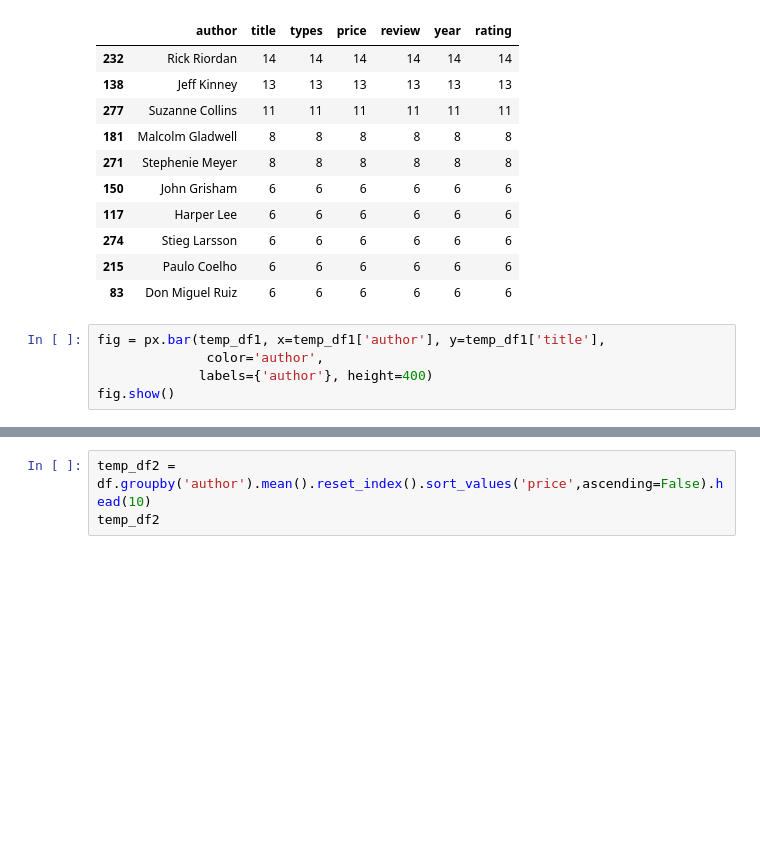
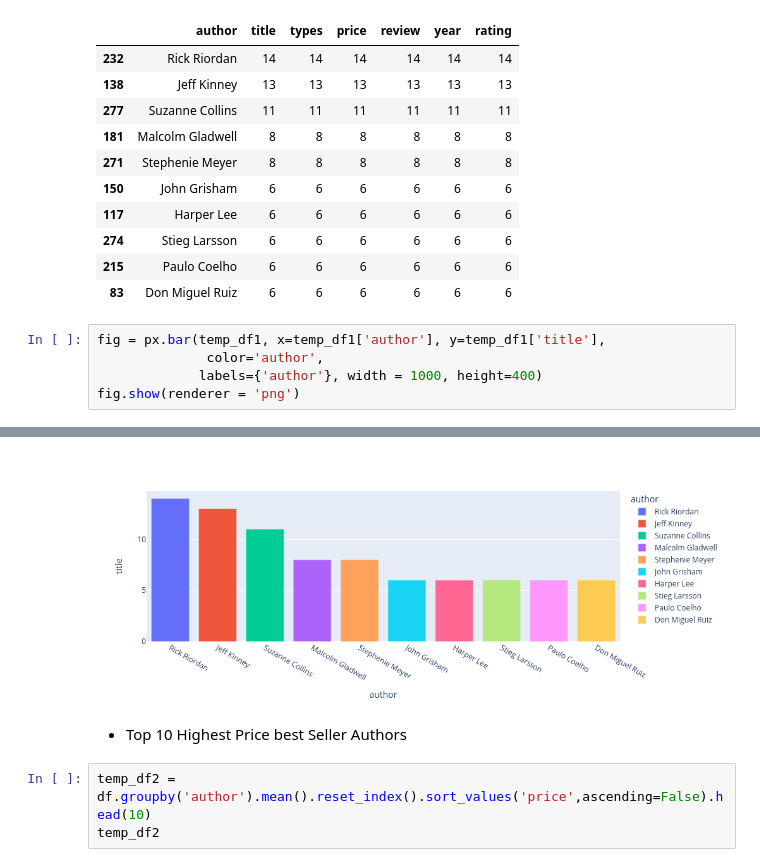
Before and after one commit to Michael-yousuf123/amazon-sales-analysis, a Jupyter notebook: notebook/amazon-notebook.ipynb, the cells around one changed output, grey strips where cells are left out. Drawn from its saved outputs; the diff is of its cells as text; blank space fills up the shorter version.

```diff
--- a/notebook/amazon-notebook.ipynb
+++ b/notebook/amazon-notebook.ipynb
@@ -169,6 +176,6 @@ temp_df1
 # %%
 fig = px.bar(temp_df1, x=temp_df1['author'], y=temp_df1['title'],
               color='author',
-             labels={'author'}, height=400)
-fig.show()
+             labels={'author'}, width = 1000, height=400)
+fig.show(renderer = 'png')
 # %% [output]
@@ -176,3 +182,6 @@ fig.show()
+[figure, added]
+# %% [markdown]
+- Top 10 Highest Price best Seller Authors
 # %%
 temp_df2 = df.groupby('author').mean().reset_index().sort_values('price',ascending=False).head(10)
 temp_df2
```
Also changed, not shown: parts of 30 cells of this notebook, 1 other file.
